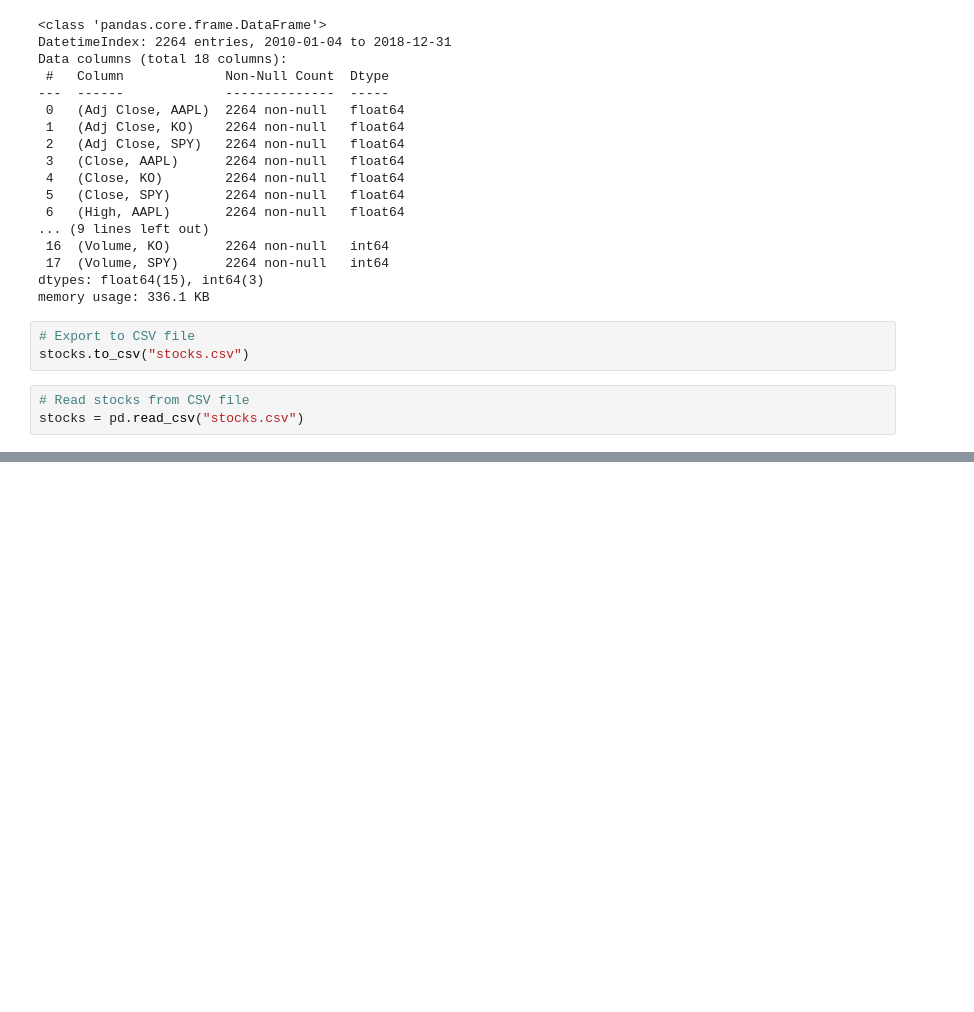
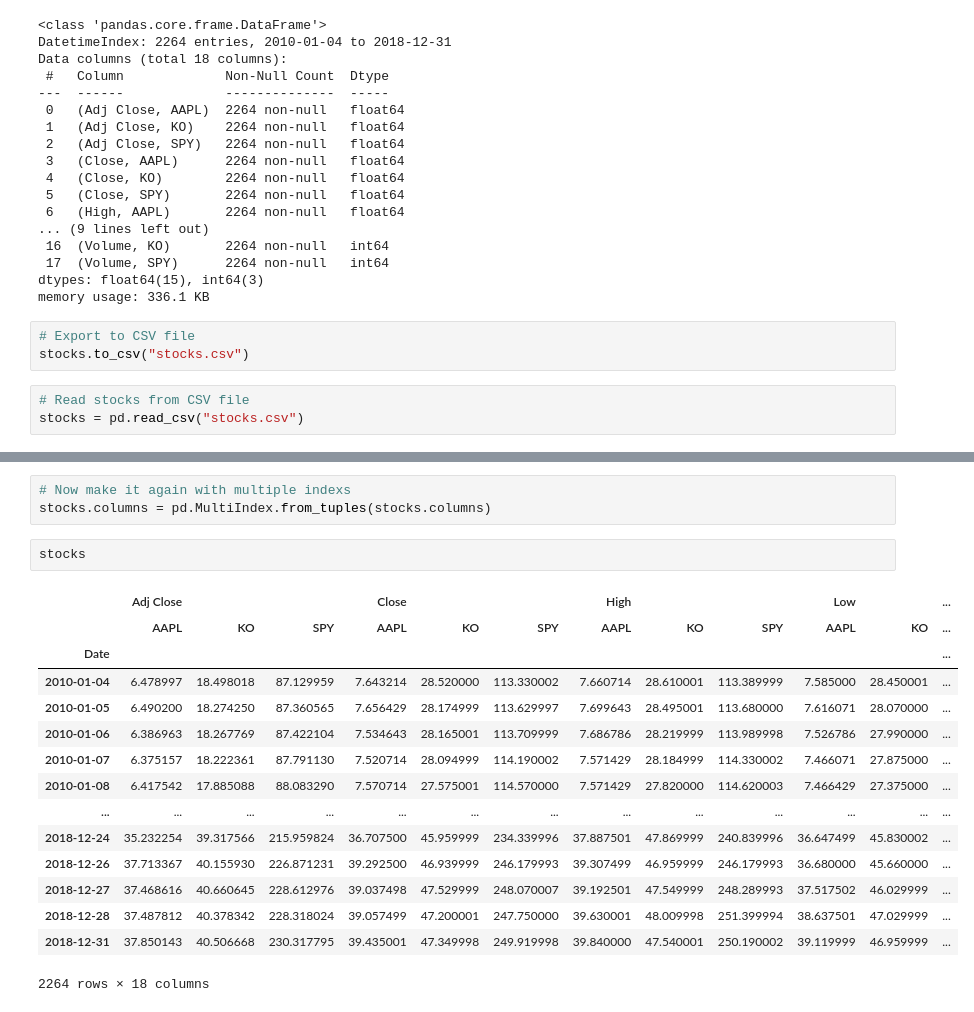
Before and after one commit to DemianKost/python-algorithmic-trading-notes, a Jupyter notebook: Python Trading.ipynb, the cells around one changed output, grey strips where cells are left out. Cells and saved outputs as stored; diff of their text form; blank space fills up the shorter version.

```diff
--- a/Python Trading.ipynb
+++ b/Python Trading.ipynb
@@ -145,0 +200,21 @@ stocks
+# %%
+# Now make it again with multiple indexs
+stocks.columns = pd.MultiIndex.from_tuples(stocks.columns)
+# %%
+stocks
+# %% [output]
+|  | Adj Close |  |  | Close |  |  | High |  |  | Low |  | ... |
+|  | AAPL | KO | SPY | AAPL | KO | SPY | AAPL | KO | SPY | AAPL | KO | ... |
+| Date |  |  |  |  |  |  |  |  |  |  |  | ... |
+| 2010-01-04 | 6.478997 | 18.498018 | 87.129959 | 7.643214 | 28.520000 | 113.330002 | 7.660714 | 28.610001 | 113.389999 | 7.585000 | 28.450001 | ... |
+| 2010-01-05 | 6.490200 | 18.274250 | 87.360565 | 7.656429 | 28.174999 | 113.629997 | 7.699643 | 28.495001 | 113.680000 | 7.616071 | 28.070000 | ... |
+| 2010-01-06 | 6.386963 | 18.267769 | 87.422104 | 7.534643 | 28.165001 | 113.709999 | 7.686786 | 28.219999 | 113.989998 | 7.526786 | 27.990000 | ... |
+| 2010-01-07 | 6.375157 | 18.222361 | 87.791130 | 7.520714 | 28.094999 | 114.190002 | 7.571429 | 28.184999 | 114.330002 | 7.466071 | 27.875000 | ... |
+| 2010-01-08 | 6.417542 | 17.885088 | 88.083290 | 7.570714 | 27.575001 | 114.570000 | 7.571429 | 27.820000 | 114.620003 | 7.466429 | 27.375000 | ... |
+| ... | ... | ... | ... | ... | ... | ... | ... | ... | ... | ... | ... | ... |
+| 2018-12-24 | 35.232254 | 39.317566 | 215.959824 | 36.707500 | 45.959999 | 234.339996 | 37.887501 | 47.869999 | 240.839996 | 36.647499 | 45.830002 | ... |
+| 2018-12-26 | 37.713367 | 40.155930 | 226.871231 | 39.292500 | 46.939999 | 246.179993 | 39.307499 | 46.959999 | 246.179993 | 36.680000 | 45.660000 | ... |
+| 2018-12-27 | 37.468616 | 40.660645 | 228.612976 | 39.037498 | 47.529999 | 248.070007 | 39.192501 | 47.549999 | 248.289993 | 37.517502 | 46.029999 | ... |
+| 2018-12-28 | 37.487812 | 40.378342 | 228.318024 | 39.057499 | 47.200001 | 247.750000 | 39.630001 | 48.009998 | 251.399994 | 38.637501 | 47.029999 | ... |
+| 2018-12-31 | 37.850143 | 40.506668 | 230.317795 | 39.435001 | 47.349998 | 249.919998 | 39.840000 | 47.540001 | 250.190002 | 39.119999 | 46.959999 | ... |
+2264 rows × 18 columns
```
Also changed, not shown: parts of 17 cells of this notebook, 1 other file.
